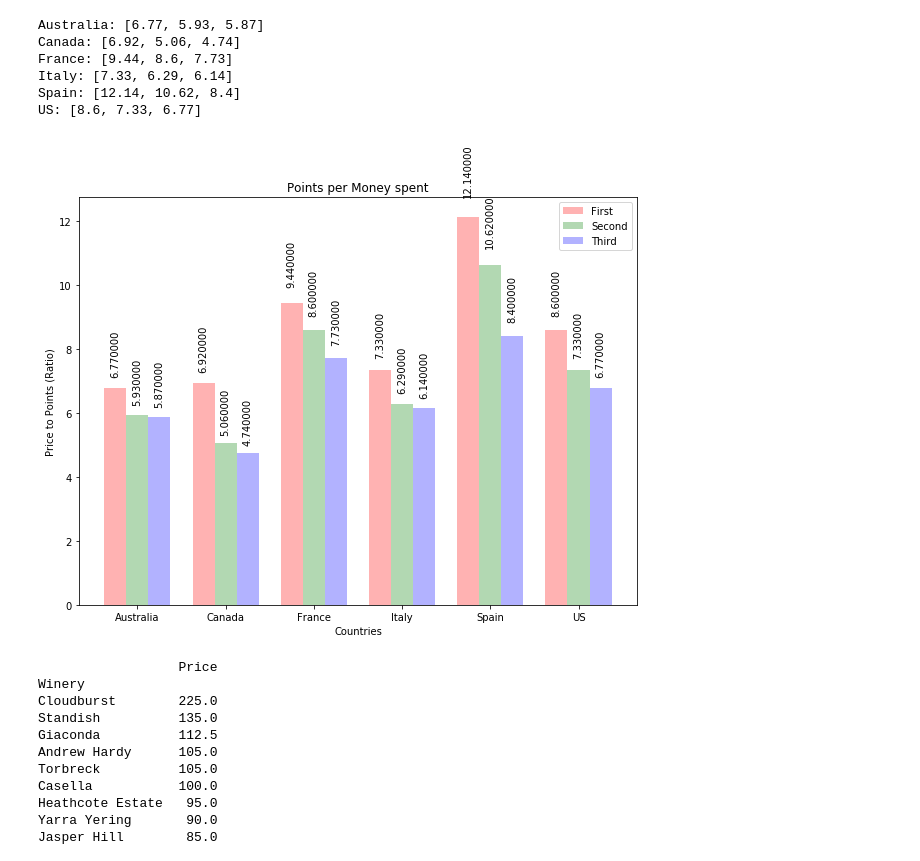
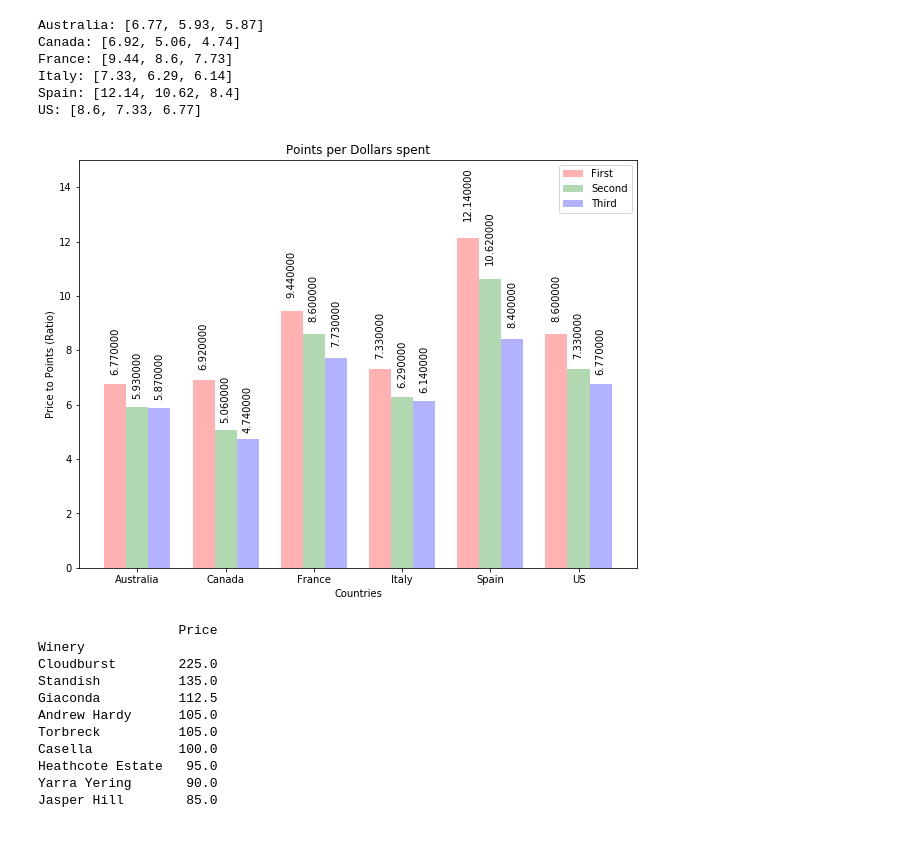
Before and after one commit to drivera537/Data-Historians, a Jupyter notebook: firstprojfile.ipynb, the cells around one changed output. Cells and saved outputs as stored; diff of their text form; code cells hidden in the pictures; blank space fills up the shorter version.

```diff
--- a/firstprojfile.ipynb
+++ b/firstprojfile.ipynb
@@ -239,7 +239,6 @@ for index, country in enumerate(countries):
 
     median_price_by_winery_variety_df = median_price_by_winery_variety_df.sort_values(by=["Price"], ascending = False)
 
-    p
 
     datatrame_list.append(median_price_by_winery_variety_df)
 
@@ -276,38 +275,42 @@ def autolabel(rects):
         h = rect.get_height()
         ax.text(rect.get_x()+rect.get_width()/2., 1.05*h, '%f'%h,
                 ha='center', va='bottom', rotation = 'vertical')
-
+#contry length
 x_axis = np.arange(len(countries))
 legend_labels = ['First', 'Second', 'Third', 'Fourth', 'Fifth', 'Sixth']
 
+#rotate y axis
 y_axis_t = []
 for index, country in enumerate(bar_data):
     y_axis_t.append(bar_data[country])
 y_axis_t = tuple(y_axis_t)
-y_axis_arr = np.column_stack(y_axis_t)
+y_axis_arr = np.column_stack(y_axis_t)#2 dimension array
 
+#figure size
 fig, ax = plt.subplots(figsize=(10,7.5))
 
+#plot Graph
 box = []
 
 for ind in range(3):
     box.append(ax.bar(x_axis + (bar_width * (ind + 7)),
                        y_axis_arr[ind], bar_width,
                        color=colors[ind], alpha = alp))
 
 
 ax.set_xlabel('Countries')
 ax.set_ylabel('Price to Points (Ratio)')
-ax.set_title('Points per Money spent')
+ax.set_title('Points per Dollars spent')
 ax.set_xticks(x_axis + bar_width * 8)
 ax.set_xticklabels(('Australia', 'Canada', 'France', 'Italy', 'Spain', 'US'))
-
+ax.set_ylim(0,15)
 ax.legend((box[0][0], box[1][0], box[2][0]), legend_labels)
 
 for ind in range(3):
     autolabel(box[ind])
+plt.savefig("Points per Dollars spent.png")
 # %% [output]
-[figure, old version]
+[figure, new version]
 # %%
 pricing_by_winery_data = {}
 for country in countries:
```
Also changed, not shown: parts of 6 cells of this notebook.
